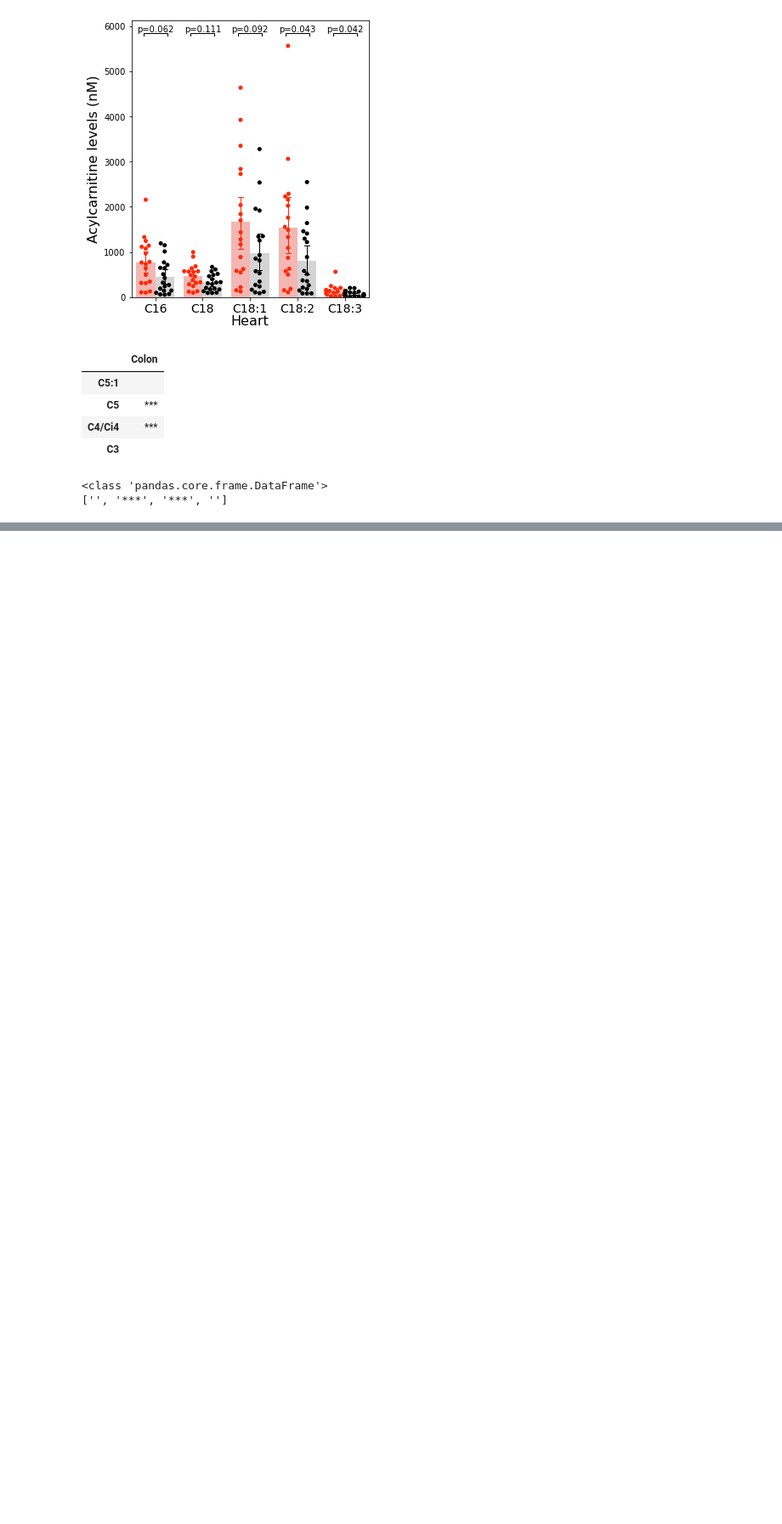
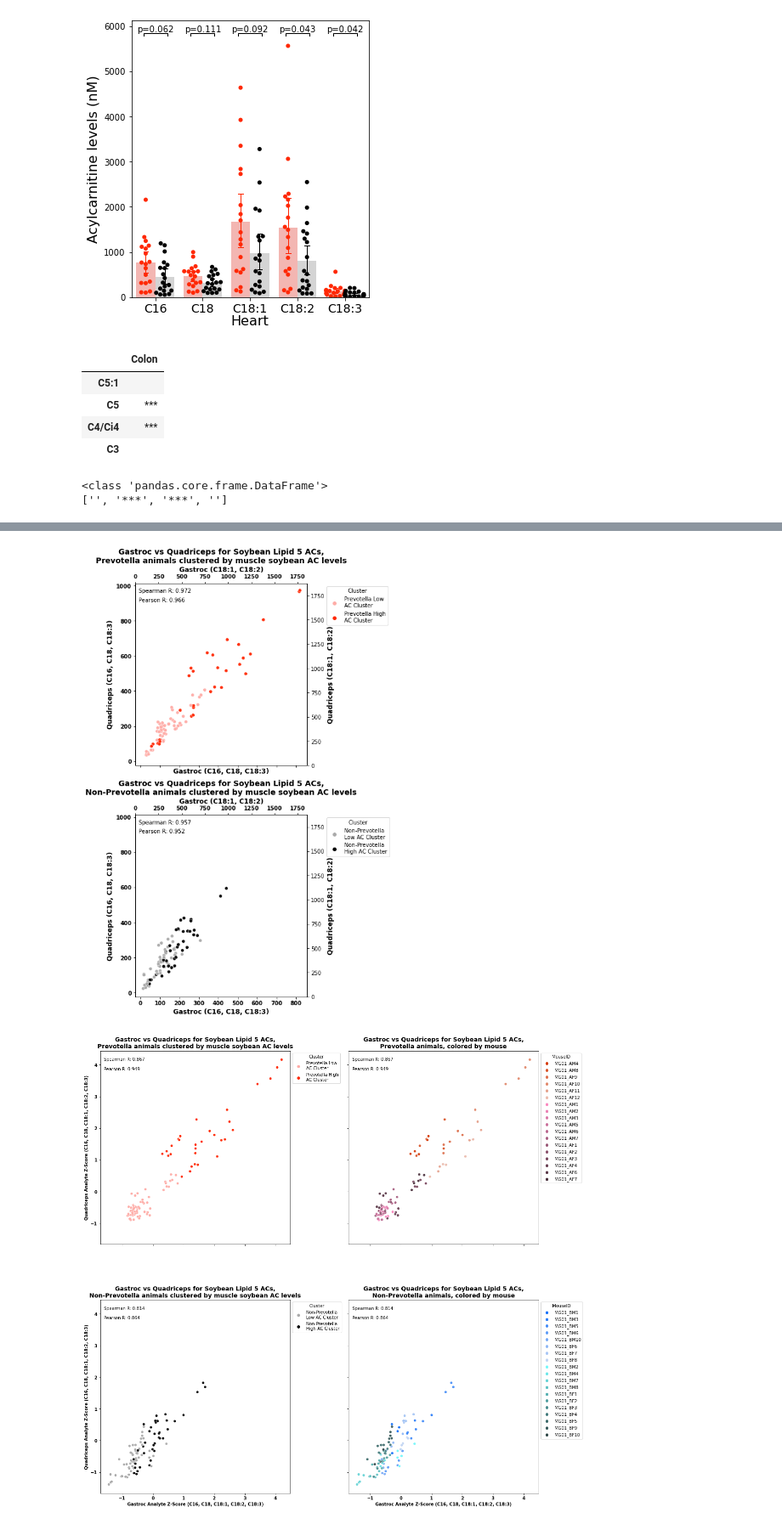
Before and after one commit to evanmlee/Gordon_MS, a Jupyter notebook: MS_heatmap_HWDC.ipynb, the cells around one changed output, grey strips where cells are left out. Shown at 85% size. Cells and saved outputs as stored; diff of their text form; code cells hidden in the pictures; blank space fills up the shorter version.

```diff
--- a/MS_heatmap_HWDC.ipynb
+++ b/MS_heatmap_HWDC.ipynb
@@ -882,0 +893,33 @@ SCC_plot_cluster_hue(tissue_AC_df,soybean_UFA_ACs,obs_df=soybean_obs_df,tissue1=
+# %%
+analyte_ax_map = {"C16":0,"C18":0,"C18:1":1,"C18:2":1}
+analyte_ax_map_5AC = {"C16":0,"C18":0,"C18:1":1,"C18:2":1,"C18:3":0}
+#Gastroc Quadriceps plots
+tissue_tag = "GQ"
+clusters_path = "{0}/cluster/{1}".format(figures_dir,tissue_tag)
+if not os.path.exists(clusters_path):
+    os.makedirs(clusters_path)
+
+overwrite = True
+if not os.path.exists("{0}/soybean5AC_clusters_2panel.png".format(clusters_path)) or overwrite:
+    fig = SCC_plot_arms_clusters(tissue_AC_df,soybean_5ACs,obs_df=soybean5_muscle_obs_df,tissue1="Gastroc",
+                         tissue2="Quadriceps",title_analytes_label="Soybean Lipid 5 ACs",hue_type="cluster",
+                        axes_analyte_map=analyte_ax_map_5AC)
+    plt.savefig("{0}/soybeanAC_clusters_2panel_{1}.png".format(clusters_path,tissue_tag),
+                dpi=300,bbox_inches="tight",facecolor="w")
+
+mouseID_4panel_fpath = "{0}/soybean5AC_4panel_mouseID_zscore_{1}.png".format(clusters_path,tissue_tag)
+if not os.path.exists(mouseID_4panel_fpath) or overwrite:
+    fig_mouse = SCC_plot_arms_clusters(tissue_AC_df,soybean_5ACs,obs_df=soybean5_muscle_obs_df,tissue1="Gastroc",
+                     tissue2="Quadriceps",title_analytes_label="Soybean Lipid 5 ACs",hue_type="cluster_mouse",
+                    axes_analyte_map=analyte_ax_map_5AC,zscore=True)
+    plt.savefig(mouseID_4panel_fpath,dpi=300,bbox_inches="tight",facecolor="w")
+
+mouseID_4panel_fpath = "{0}/soybean5AC_4panel_mouseID_{1}.png".format(clusters_path,tissue_tag)
+if not os.path.exists(mouseID_4panel_fpath) or overwrite:
+    fig_mouse = SCC_plot_arms_clusters(tissue_AC_df,soybean_5ACs,obs_df=soybean5_muscle_obs_df,tissue1="Gastroc",
+                     tissue2="Quadriceps",title_analytes_label="Soybean Lipid 5 ACs",hue_type="cluster_mouse",
+                    axes_analyte_map=analyte_ax_map_5AC,zscore=False)
+    plt.savefig(mouseID_4panel_fpath,dpi=300,bbox_inches="tight",facecolor="w")
+# %% [output]
+[figure, added]
+[figure, added]
```
Also changed, not shown: parts of 11 cells of this notebook, 1 other file.
